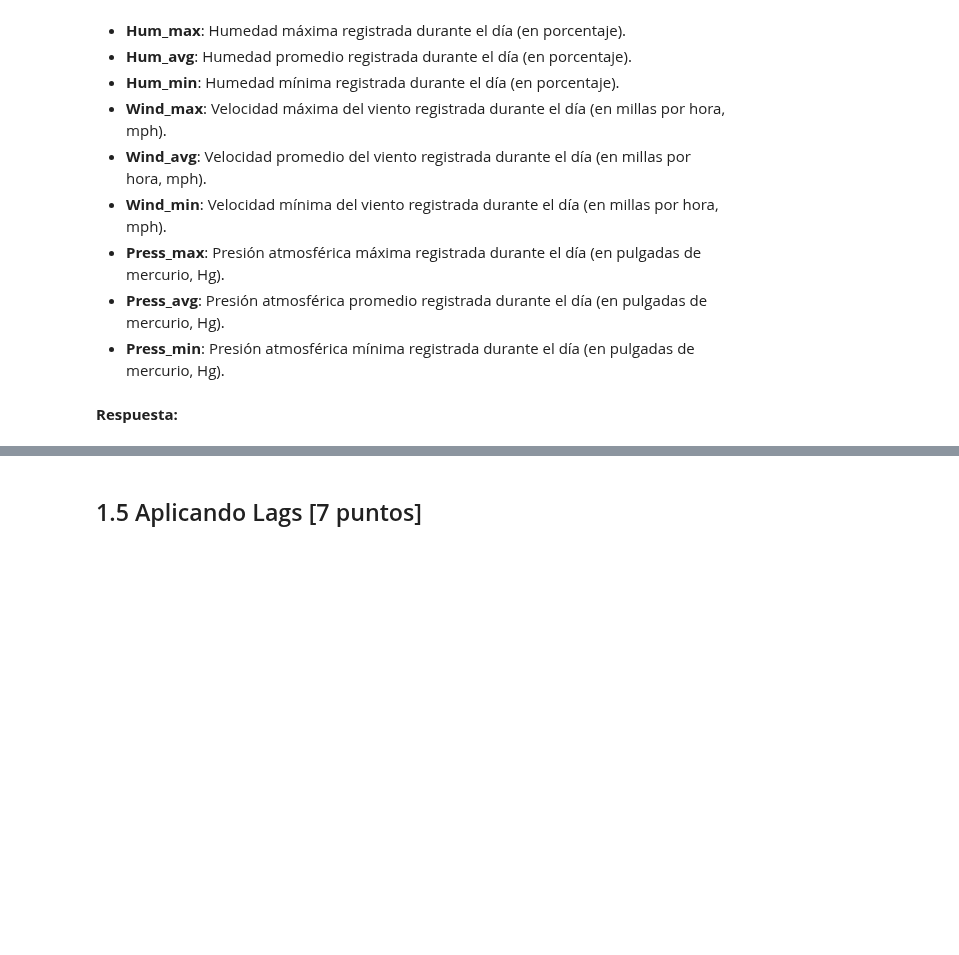
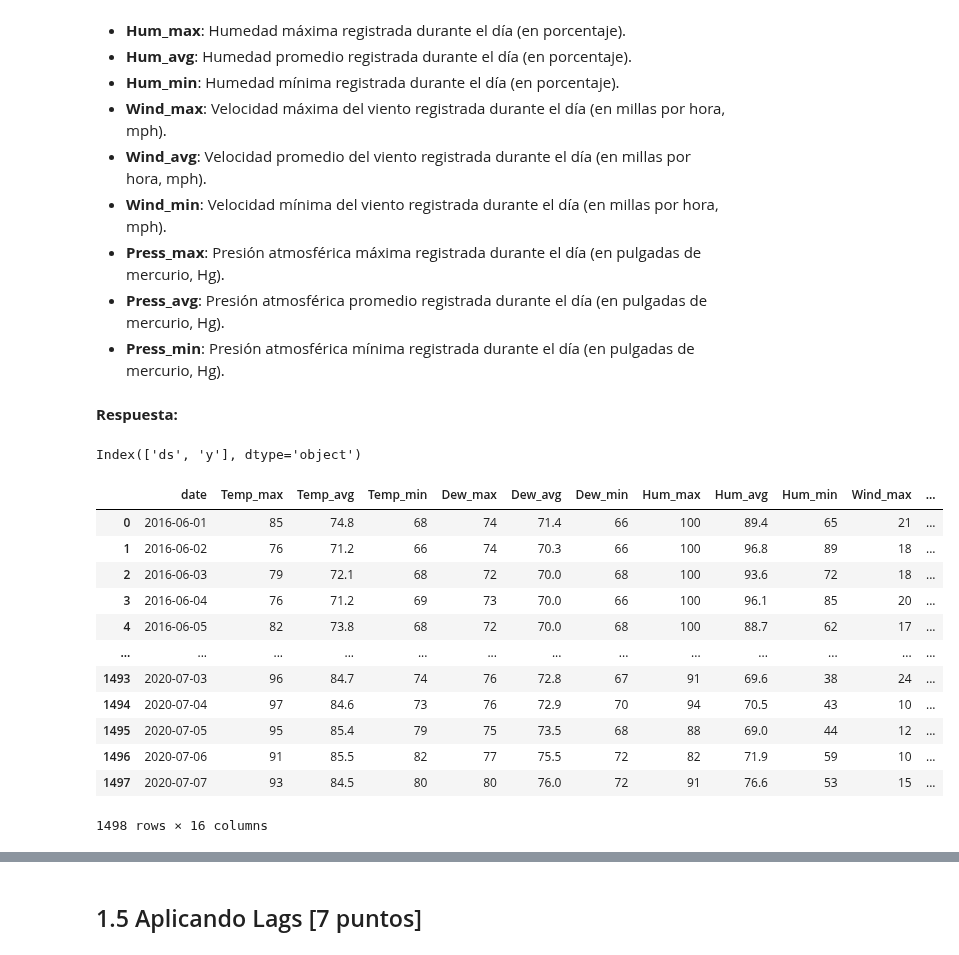
Before and after one commit to Geral37/MDS7202, a Jupyter notebook: Laboratorios/Lab 8 - Forecasting y Sistemas de Recomendación/Lab8.ipynb, the cells around one changed output, grey strips where cells are left out. Drawn from its saved outputs; the diff is of its cells as text; code cells hidden in the pictures; blank space fills up the shorter version.

```diff
--- a/Laboratorios/Lab 8 - Forecasting y Sistemas de Recomendación/Lab8.ipynb
+++ b/Laboratorios/Lab 8 - Forecasting y Sistemas de Recomendación/Lab8.ipynb
@@ -452,0 +531,22 @@ Los datos del dataset de Frink son los siguientes:
+# %%
+X_train.columns
+# %% [output]
+Index(['ds', 'y'], dtype='object')
+# %%
+# 1. Leer los datos del archivo datos_frink.csv
+frink_data = pd.read_csv('datos_frink.csv')
+frink_data
+# %% [output]
+|  | date | Temp_max | Temp_avg | Temp_min | Dew_max | Dew_avg | Dew_min | Hum_max | Hum_avg | Hum_min | Wind_max | ... |
+| 0 | 2016-06-01 | 85 | 74.8 | 68 | 74 | 71.4 | 66 | 100 | 89.4 | 65 | 21 | ... |
+| 1 | 2016-06-02 | 76 | 71.2 | 66 | 74 | 70.3 | 66 | 100 | 96.8 | 89 | 18 | ... |
+| 2 | 2016-06-03 | 79 | 72.1 | 68 | 72 | 70.0 | 68 | 100 | 93.6 | 72 | 18 | ... |
+| 3 | 2016-06-04 | 76 | 71.2 | 69 | 73 | 70.0 | 66 | 100 | 96.1 | 85 | 20 | ... |
+| 4 | 2016-06-05 | 82 | 73.8 | 68 | 72 | 70.0 | 68 | 100 | 88.7 | 62 | 17 | ... |
+| ... | ... | ... | ... | ... | ... | ... | ... | ... | ... | ... | ... | ... |
+| 1493 | 2020-07-03 | 96 | 84.7 | 74 | 76 | 72.8 | 67 | 91 | 69.6 | 38 | 24 | ... |
+| 1494 | 2020-07-04 | 97 | 84.6 | 73 | 76 | 72.9 | 70 | 94 | 70.5 | 43 | 10 | ... |
+| 1495 | 2020-07-05 | 95 | 85.4 | 79 | 75 | 73.5 | 68 | 88 | 69.0 | 44 | 12 | ... |
+| 1496 | 2020-07-06 | 91 | 85.5 | 82 | 77 | 75.5 | 72 | 82 | 71.9 | 59 | 10 | ... |
+| 1497 | 2020-07-07 | 93 | 84.5 | 80 | 80 | 76.0 | 72 | 91 | 76.6 | 53 | 15 | ... |
+1498 rows × 16 columns
```
Also changed, not shown: parts of 29 cells of this notebook, 2 other files.
